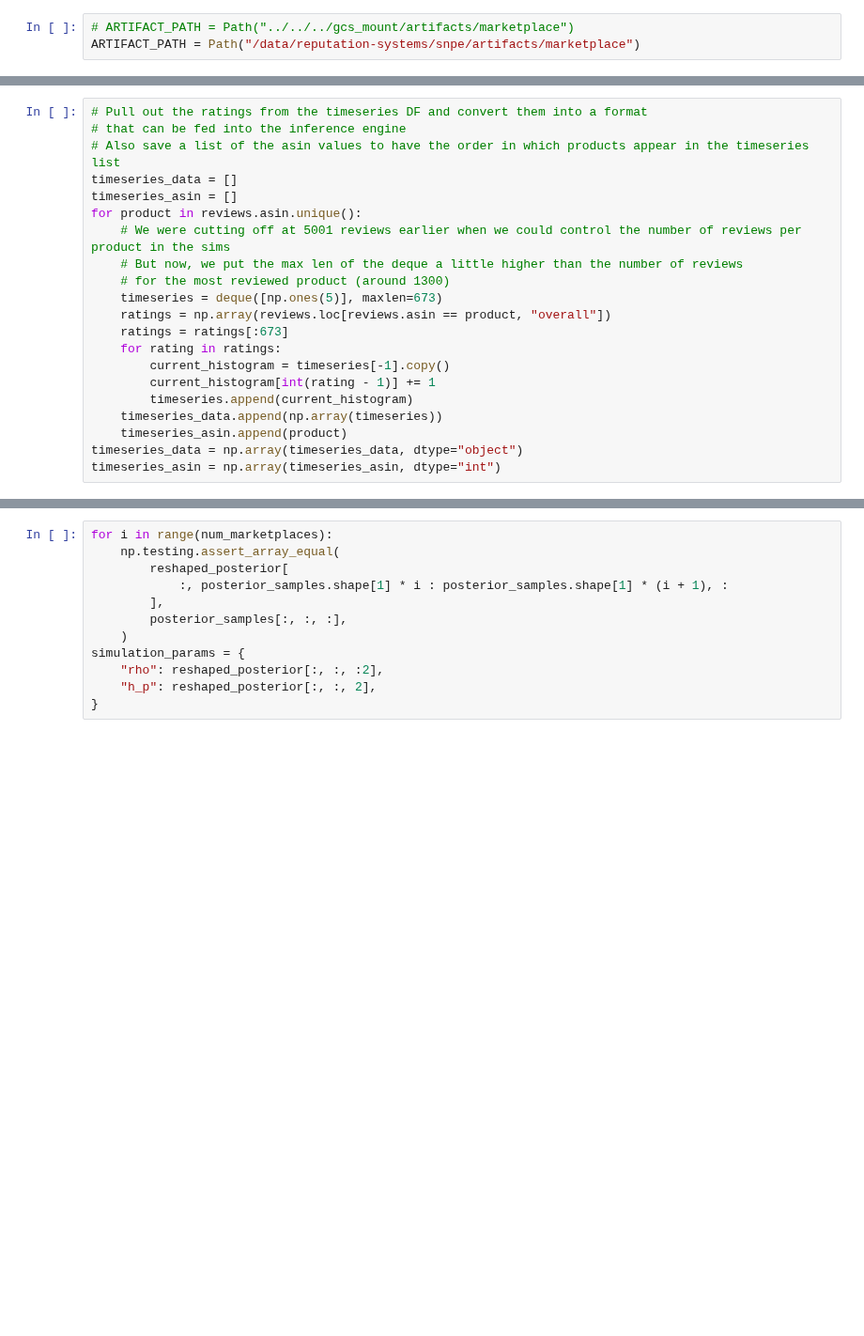
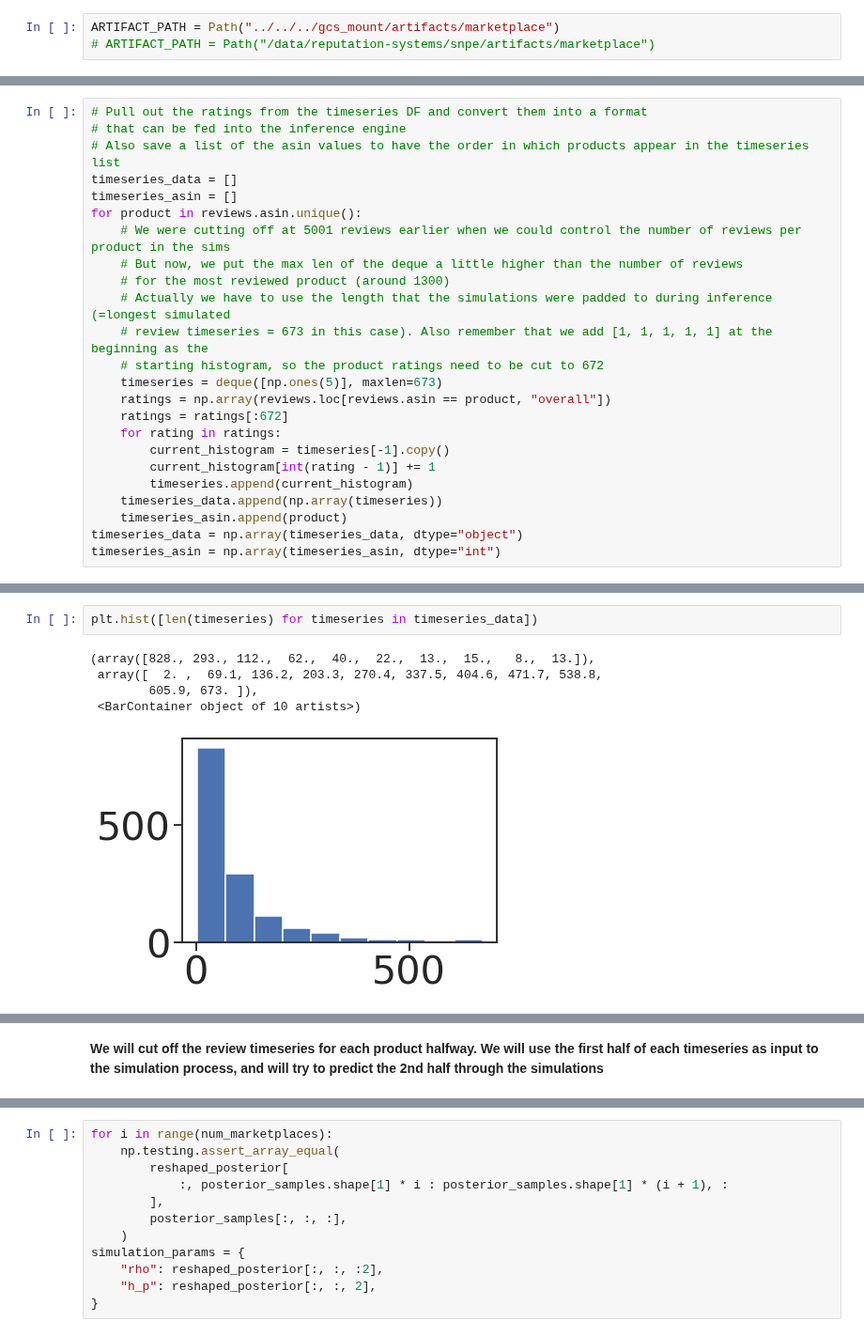
Before and after one commit to narendramukherjee/reputation-systems, a Jupyter notebook: snpe/notebooks/marketplace_simulator_analysis.ipynb, the cells around one changed output, grey strips where cells are left out. Shown at 94% size. Saved outputs shown, nothing was run; the diff lists cells and outputs as text; blank space fills up the shorter version.

```diff
--- a/snpe/notebooks/marketplace_simulator_analysis.ipynb
+++ b/snpe/notebooks/marketplace_simulator_analysis.ipynb
@@ -55,8 +55,8 @@ sns.set_style("ticks", {"axes.linewidth": 2.0})
 # %% [output]
 [interactive output not drawn]
 # %%
-# ARTIFACT_PATH = Path("../../../gcs_mount/artifacts/marketplace")
-ARTIFACT_PATH = Path("/data/reputation-systems/snpe/artifacts/marketplace")
+ARTIFACT_PATH = Path("../../../gcs_mount/artifacts/marketplace")
+# ARTIFACT_PATH = Path("/data/reputation-systems/snpe/artifacts/marketplace")
 # %% [output]
 [interactive output not drawn]
 # %% [markdown]
@@ -346,9 +359,12 @@ for product in reviews.asin.unique():
     # We were cutting off at 5001 reviews earlier when we could control the number of reviews per product in the sims
     # But now, we put the max len of the deque a little higher than the number of reviews
     # for the most reviewed product (around 1300)
+    # Actually we have to use the length that the simulations were padded to during inference (=longest simulated
+    # review timeseries = 673 in this case). Also remember that we add [1, 1, 1, 1, 1] at the beginning as the
+    # starting histogram, so the product ratings need to be cut to 672
     timeseries = deque([np.ones(5)], maxlen=673)
     ratings = np.array(reviews.loc[reviews.asin == product, "overall"])
-    ratings = ratings[:673]
+    ratings = ratings[:672]
     for rating in ratings:
         current_histogram = timeseries[-1].copy()
         current_histogram[int(rating - 1)] += 1
@@ -559,0 +560,8 @@ array([[-4.11681e-03,  1.80585e-03, -8.98450e-03, ..., -2.05065e-04,
+# %%
+plt.hist([len(timeseries) for timeseries in timeseries_data])
+# %% [output]
+(array([828., 293., 112.,  62.,  40.,  22.,  13.,  15.,   8.,  13.]),
+ array([  2. ,  69.1, 136.2, 203.3, 270.4, 337.5, 404.6, 471.7, 538.8,
+        605.9, 673. ]),
+ <BarContainer object of 10 artists>)
+[figure, added]
@@ -559,0 +569,2 @@ array([[-4.11681e-03,  1.80585e-03, -8.98450e-03, ..., -2.05065e-04,
+# %% [markdown]
+**We will cut off the review timeseries for each product halfway. We will use the first half of each timeseries as input to the simulation process, and will try to predict the 2nd half through the simulations**
```
Also changed, not shown: parts of 15 cells of this notebook, 1 other file.
